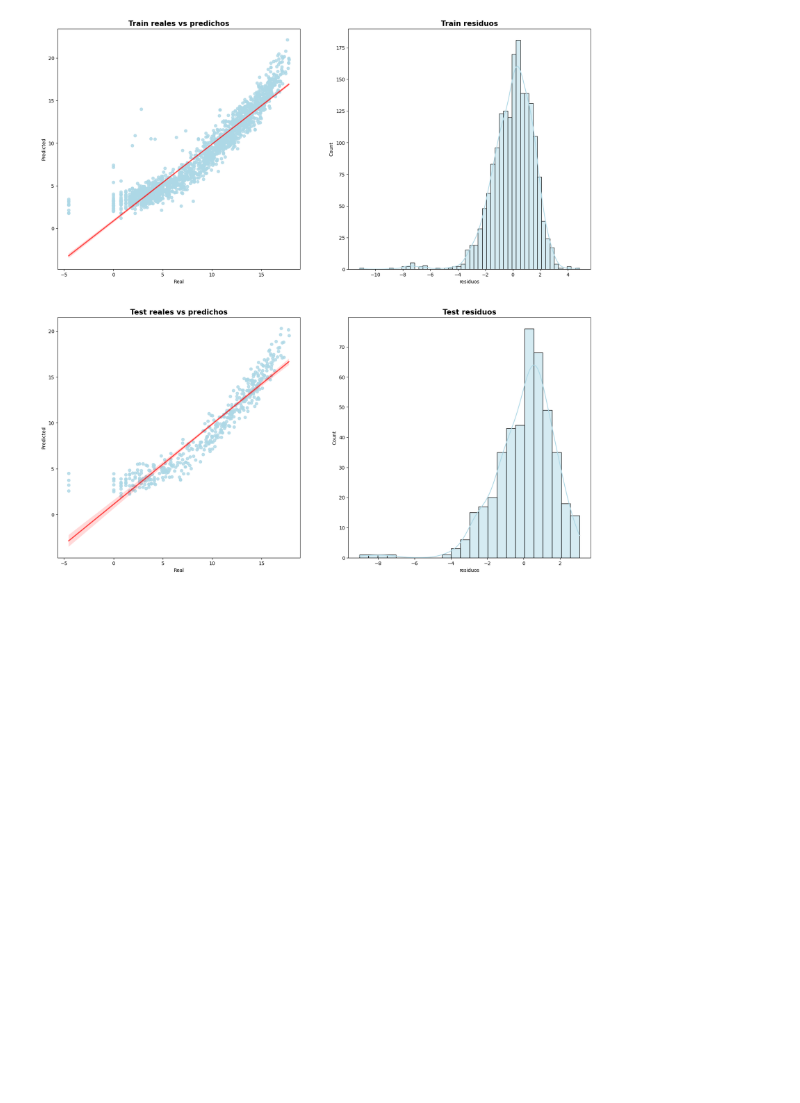
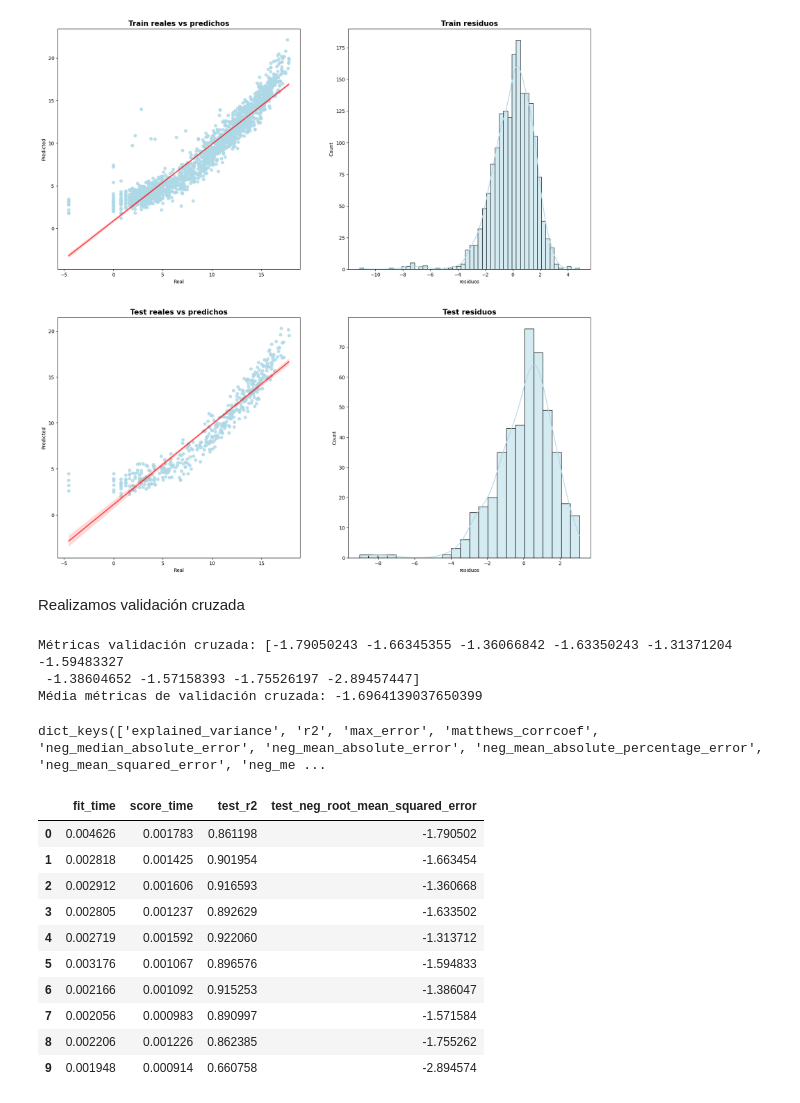
Before and after one commit to Adalab/Adalab-DA-promo-b-modulo-3-sprint-1-Chloe-Diana, a Jupyter notebook: Regresion_lineal/modulo-3-ejercicio-9-intro-regresion-lineal.ipynb, the cells around one changed output. Cells and saved outputs as stored; diff of their text form; code cells hidden in the pictures; blank space fills up the shorter version.

Commit message:
validaciÂon cruzada

```diff
--- a/Regresion_lineal/modulo-3-ejercicio-9-intro-regresion-lineal.ipynb
+++ b/Regresion_lineal/modulo-3-ejercicio-9-intro-regresion-lineal.ipynb
@@ -174,3 +182,49 @@ ax[1,0].set_title("Test reales vs predichos", fontsize = 15, fontweight = "bold"
 ax[1,1].set_title("Test residuos", fontsize = 15, fontweight = "bold");
 # %% [output]
 [figure]
+# %% [markdown]
+Realizamos validación cruzada
+# %%
+cv_scores = cross_val_score(
+                estimator = LinearRegression(), # algoritmo
+                X         = X,
+                y         = y,
+                scoring   = 'neg_root_mean_squared_error', # que métrica queremos calcular
+                cv        = 10 # número de veces que queremos hacer la validación
+             )
+
+print(f"Métricas validación cruzada: {cv_scores}") # sacamos las métricas para cada una de las iteraciones
+print(f"Média métricas de validación cruzada: {cv_scores.mean()}") # calculamos la media de todas las iteraciones.
+# %% [output]
+Métricas validación cruzada: [-1.79050243 -1.66345355 -1.36066842 -1.63350243 -1.31371204 -1.59483327
+ -1.38604652 -1.57158393 -1.75526197 -2.89457447]
+Média métricas de validación cruzada: -1.6964139037650399
+# %%
+metrics.SCORERS.keys() #métricas que podemos utilizar
+# %% [output]
+dict_keys(['explained_variance', 'r2', 'max_error', 'matthews_corrcoef', 'neg_median_absolute_error', 'neg_mean_absolute_error', 'neg_mean_absolute_percentage_error', 'neg_mean_squared_error', 'neg_me ...
+# %%
+# Validación cruzada repetida con múltiples métricas
+
+cv_scores = cross_validate(
+                estimator = LinearRegression(),
+                X         = X,
+                y         = y,
+                scoring   = ('r2', 'neg_root_mean_squared_error'), #las dos métricas que utilizaremos
+                cv        = 10)
+
+# Convertimos a dataframe
+cv_scores = pd.DataFrame(cv_scores)
+cv_scores
+# %% [output]
+|  | fit_time | score_time | test_r2 | test_neg_root_mean_squared_error |
+| 0 | 0.004626 | 0.001783 | 0.861198 | -1.790502 |
+| 1 | 0.002818 | 0.001425 | 0.901954 | -1.663454 |
+| 2 | 0.002912 | 0.001606 | 0.916593 | -1.360668 |
+| 3 | 0.002805 | 0.001237 | 0.892629 | -1.633502 |
+| 4 | 0.002719 | 0.001592 | 0.922060 | -1.313712 |
+| 5 | 0.003176 | 0.001067 | 0.896576 | -1.594833 |
+| 6 | 0.002166 | 0.001092 | 0.915253 | -1.386047 |
+| 7 | 0.002056 | 0.000983 | 0.890997 | -1.571584 |
+| 8 | 0.002206 | 0.001226 | 0.862385 | -1.755262 |
+| 9 | 0.001948 | 0.000914 | 0.660758 | -2.894574 |
```
Also changed, not shown: parts of 1 cell of this notebook.
